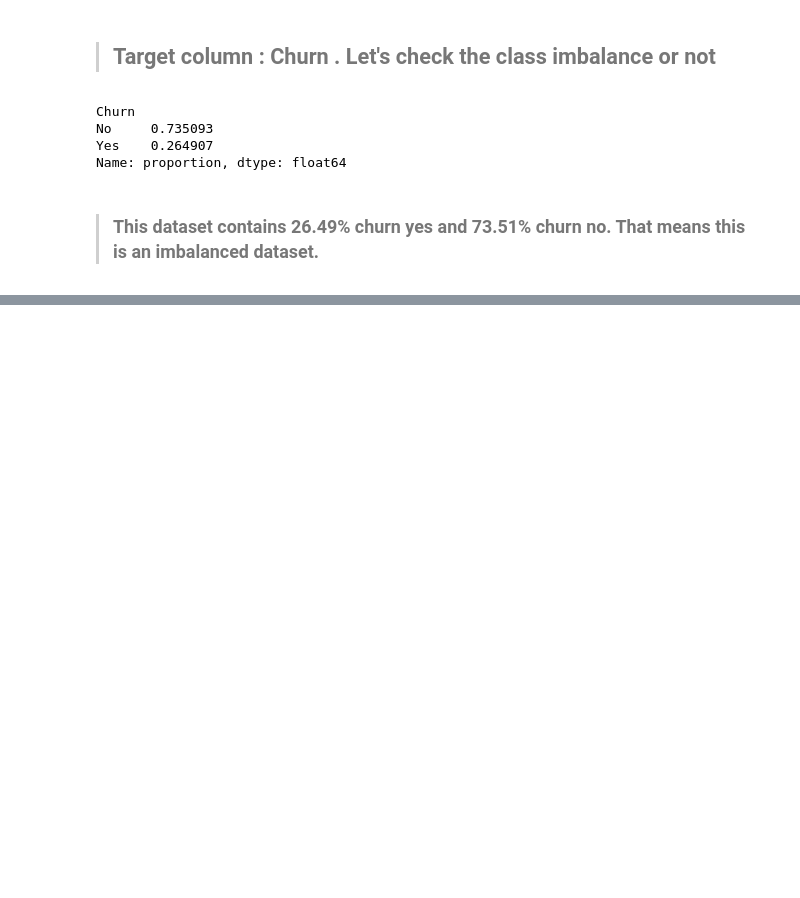
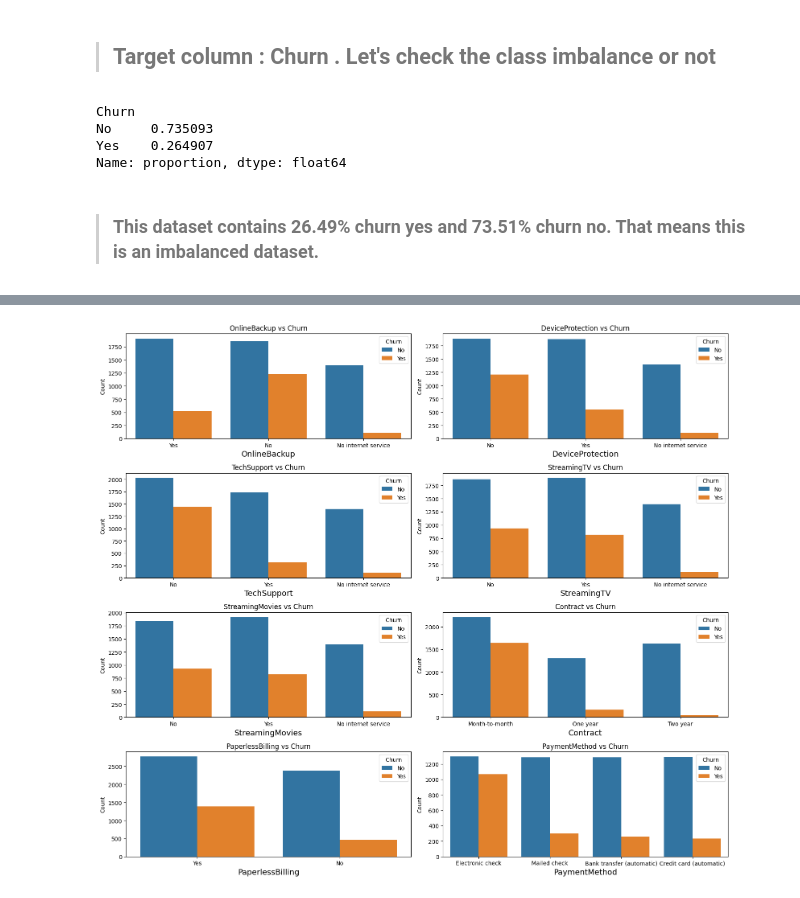
Before and after one commit to dinislamweb/Customer_Churn_Prediction, a Jupyter notebook: customer_churn_prediction.ipynb, the cells around one changed output, grey strips where cells are left out. Cells and saved outputs as stored; diff of their text form; code cells hidden in the pictures; blank space fills up the shorter version.

```diff
--- a/customer_churn_prediction.ipynb
+++ b/customer_churn_prediction.ipynb
@@ -324,0 +457,7 @@ Name: proportion, dtype: float64
+# %%
+second_8_cols = ['OnlineBackup', 'DeviceProtection',
+       'TechSupport', 'StreamingTV', 'StreamingMovies', 'Contract',
+       'PaperlessBilling', 'PaymentMethod']
+for col in second_8_cols:
+    churn_ratio = df.groupby(col)['Churn'].value_counts(normalize=True).mul(100).unstack()
+    print(churn_ratio,"\n")
@@ -324,0 +482,14 @@ Name: proportion, dtype: float64
+# %%
+plt.figure(figsize=(16,14))
+
+for i, col in enumerate(second_8_cols, 1):
+    plt.subplot(4, 2, i)
+    sns.countplot(x=col, hue='Churn', data=df)
+    plt.title(f"{col} vs Churn")
+    plt.xlabel(col,fontsize = 14)
+    plt.ylabel("Count")
+
+plt.tight_layout()
+plt.show()
+# %% [output]
+[figure, added]
```
Also changed, not shown: parts of 16 cells of this notebook.
